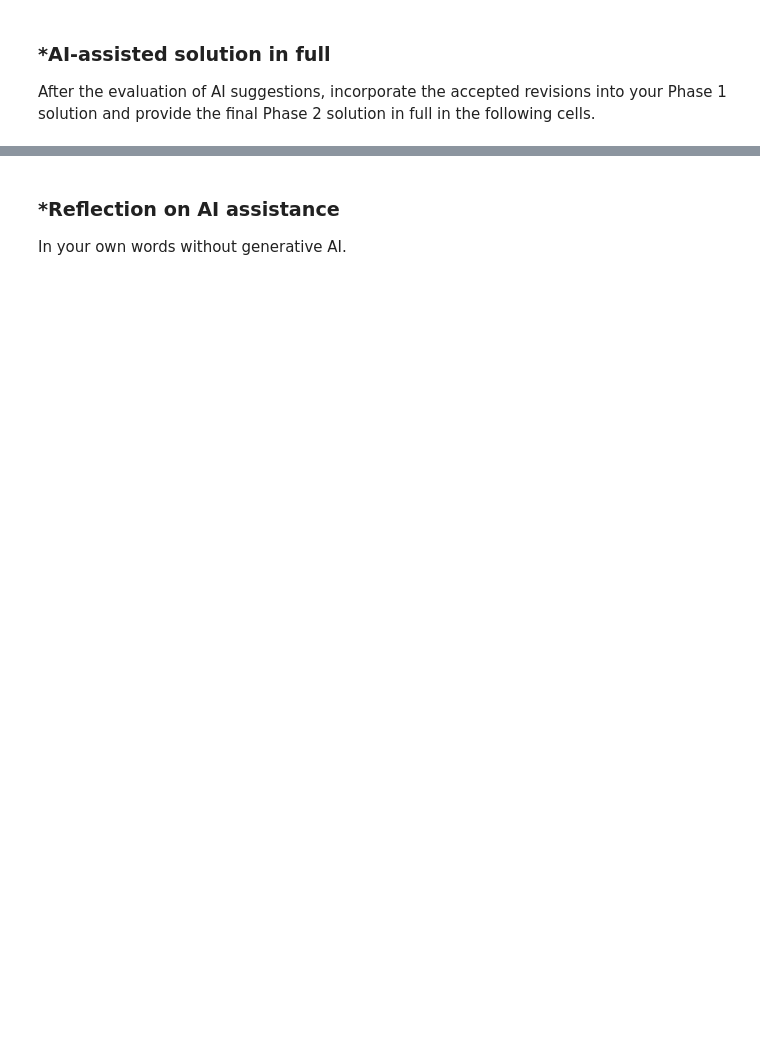
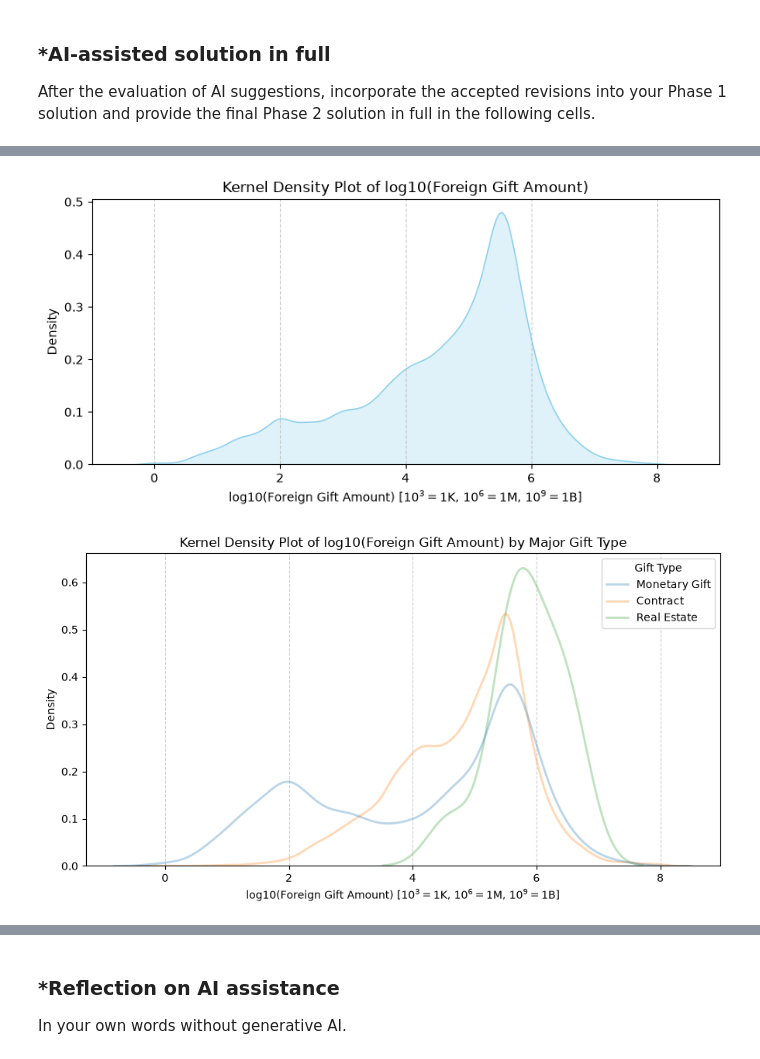
Before and after one commit to Chris-Currie3/A02-eda-and-visualization, a Jupyter notebook: notebook.ipynb, the cells around one changed output, grey strips where cells are left out. Drawn from its saved outputs; the diff is of its cells as text; code cells hidden in the pictures; blank space fills up the shorter version.

```diff
--- a/notebook.ipynb
+++ b/notebook.ipynb
@@ -226,0 +330,42 @@ After the evaluation of AI suggestions, incorporate the accepted revisions into
+# %%
+import matplotlib.pyplot as plt
+import numpy as np
+import seaborn as sns
+
+# Filter positive amounts and compute log10 for dollar-scale readability
+df_pos = df[df["Foreign Gift Amount"] > 0].copy()
+df_pos["log10_amount"] = np.log10(df_pos["Foreign Gift Amount"])
+
+# 1. Overall Kernel Density Plot using Log Base 10
+plt.figure(figsize=(8, 4))
+sns.kdeplot(df_pos["log10_amount"], fill=True, color="skyblue")
+plt.title("Kernel Density Plot of log10(Foreign Gift Amount)")
+plt.xlabel("log10(Foreign Gift Amount) [$10^3 = $1K, $10^6 = $1M, $10^9 = $1B]")
+plt.ylabel("Density")
+plt.grid(axis="x", linestyle="--", alpha=0.6)
+plt.tight_layout()
+plt.show()
+
+# 2. Filter for major gift types to reduce visual clutter
+top_types = df_pos["Gift Type"].value_counts().nlargest(4).index
+df_filtered = df_pos[df_pos["Gift Type"].isin(top_types)]
+
+# Conditional Density Plot by Gift Type
+plt.figure(figsize=(9, 5))
+sns.kdeplot(
+    data=df_filtered,
+    x="log10_amount",
+    hue="Gift Type",
+    common_norm=False,
+    linewidth=2,
+    alpha=0.3,
+)
+plt.title("Kernel Density Plot of log10(Foreign Gift Amount) by Major Gift Type")
+plt.xlabel("log10(Foreign Gift Amount) [$10^3 = $1K, $10^6 = $1M, $10^9 = $1B]")
+plt.ylabel("Density")
+plt.grid(axis="x", linestyle="--", alpha=0.6)
+plt.tight_layout()
+plt.show()
+# %% [output]
+[figure, added]
+[figure, added]
```
Also changed, not shown: parts of 14 cells of this notebook, 4 other files.
